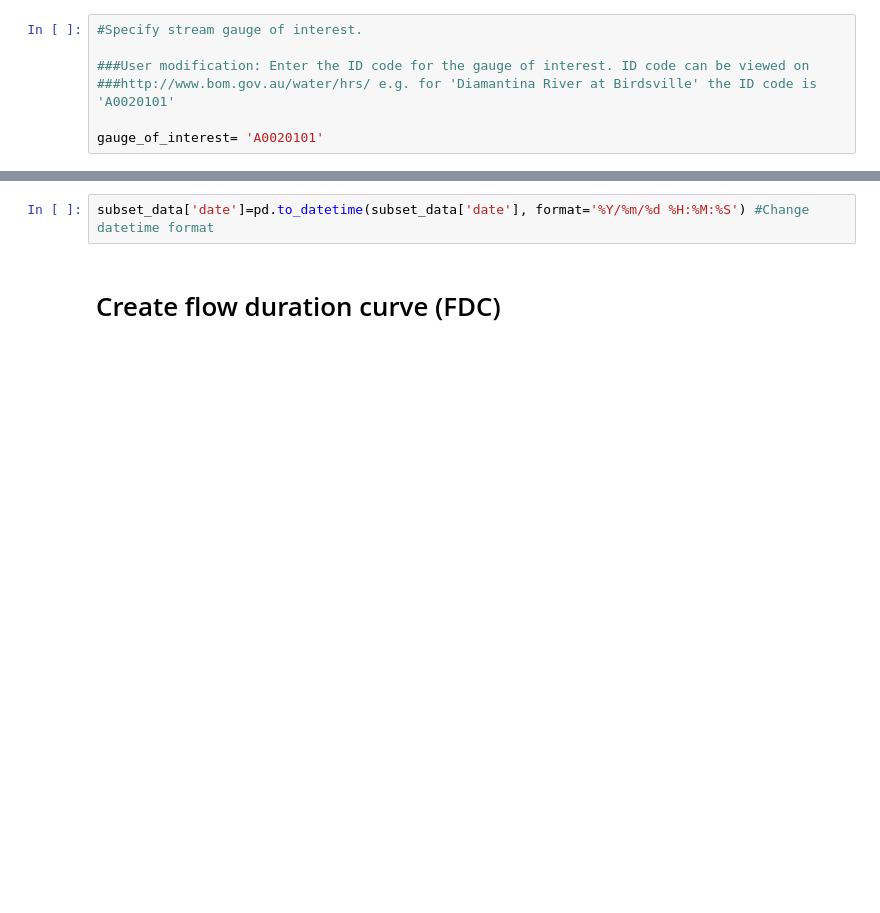
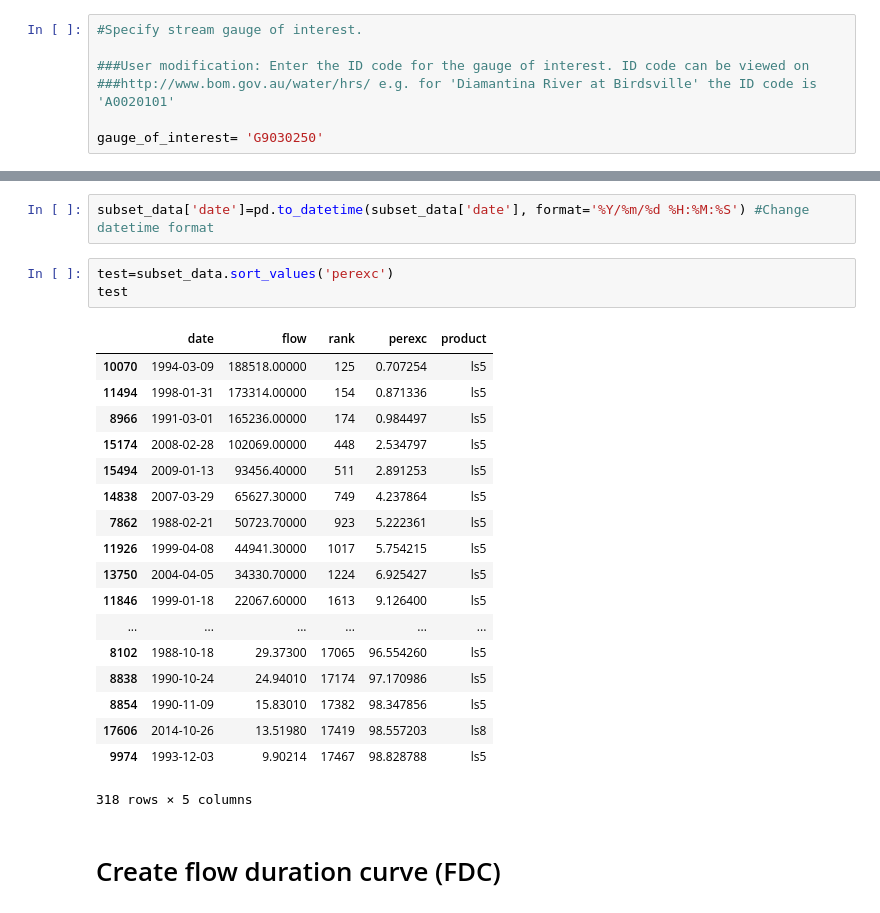
Before and after one commit to erin-telfer/E.Telfer, a Jupyter notebook: 3_WOFS_FDC_imagery.ipynb, the cells around one changed output, grey strips where cells are left out. Cells and saved outputs as stored; diff of their text form; blank space fills up the shorter version.

```diff
--- a/3_WOFS_FDC_imagery.ipynb
+++ b/3_WOFS_FDC_imagery.ipynb
@@ -61,7 +61,7 @@ The URL for the data is set using the gauge_of_interest
 ###User modification: Enter the ID code for the gauge of interest. ID code can be viewed on
 ###http://www.bom.gov.au/water/hrs/ e.g. for 'Diamantina River at Birdsville' the ID code is 'A0020101'
 
-gauge_of_interest= 'A0020101'
+gauge_of_interest= 'G9030250'
 # %%
 #Url is used to retrieve daily streamflow data for the gauge_of_interest
 url = 'http://www.bom.gov.au/water/hrs/content/data/'+gauge_of_interest+'/'+gauge_of_interest+'_daily_ts.csv'
@@ -278,6 +278,28 @@ subset_data = pd.merge(all_data, product_time, left_on= 'date',
                        right_index=True, how='inner') #Match dates and merge
 # %%
 subset_data['date']=pd.to_datetime(subset_data['date'], format='%Y/%m/%d %H:%M:%S') #Change datetime format
+# %%
+test=subset_data.sort_values('perexc')
+test
+# %% [output]
+|  | date | flow | rank | perexc | product |
+| 10070 | 1994-03-09 | 188518.00000 | 125 | 0.707254 | ls5 |
+| 11494 | 1998-01-31 | 173314.00000 | 154 | 0.871336 | ls5 |
+| 8966 | 1991-03-01 | 165236.00000 | 174 | 0.984497 | ls5 |
+| 15174 | 2008-02-28 | 102069.00000 | 448 | 2.534797 | ls5 |
+| 15494 | 2009-01-13 | 93456.40000 | 511 | 2.891253 | ls5 |
+| 14838 | 2007-03-29 | 65627.30000 | 749 | 4.237864 | ls5 |
+| 7862 | 1988-02-21 | 50723.70000 | 923 | 5.222361 | ls5 |
+| 11926 | 1999-04-08 | 44941.30000 | 1017 | 5.754215 | ls5 |
+| 13750 | 2004-04-05 | 34330.70000 | 1224 | 6.925427 | ls5 |
+| 11846 | 1999-01-18 | 22067.60000 | 1613 | 9.126400 | ls5 |
+| ... | ... | ... | ... | ... | ... |
+| 8102 | 1988-10-18 | 29.37300 | 17065 | 96.554260 | ls5 |
+| 8838 | 1990-10-24 | 24.94010 | 17174 | 97.170986 | ls5 |
+| 8854 | 1990-11-09 | 15.83010 | 17382 | 98.347856 | ls5 |
+| 17606 | 2014-10-26 | 13.51980 | 17419 | 98.557203 | ls8 |
+| 9974 | 1993-12-03 | 9.90214 | 17467 | 98.828788 | ls5 |
+318 rows × 5 columns
 # %% [markdown]
 # Create flow duration curve (FDC)
 # %%
```
Also changed, not shown: parts of 12 cells of this notebook, 5 other files.
